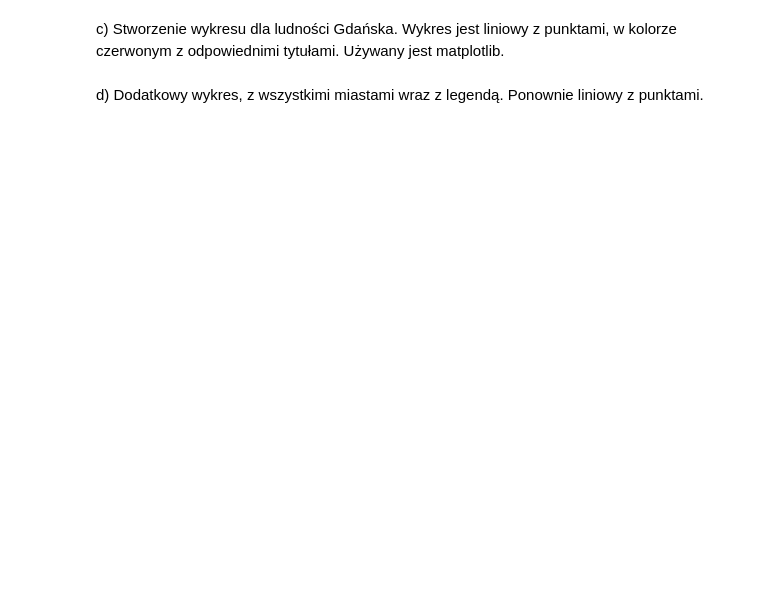
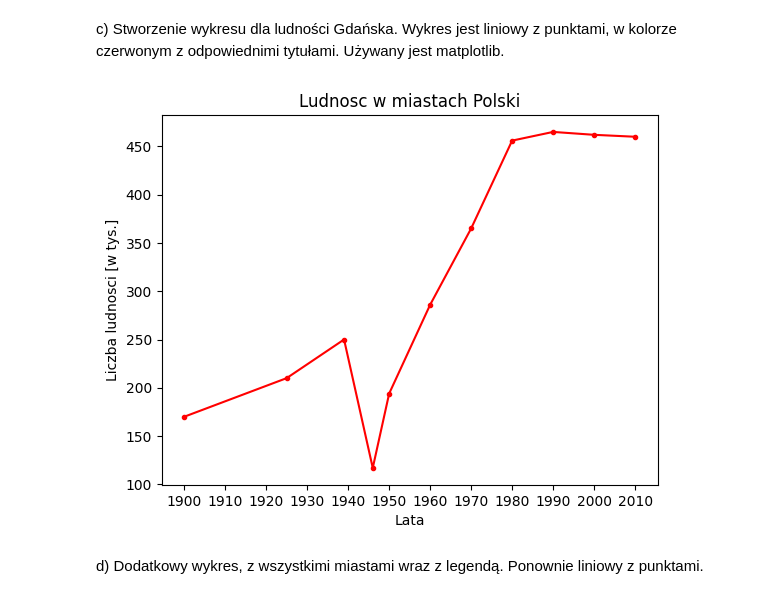
Before and after one commit to Piterson25/Inteligencja-obliczeniowa, a Jupyter notebook: lab01/zad03.ipynb, the cells around one changed output. Saved outputs shown, nothing was run; the diff lists cells and outputs as text; code cells hidden in the pictures; blank space fills up the shorter version.

```diff
--- a/lab01/zad03.ipynb
+++ b/lab01/zad03.ipynb
@@ -13,6 +3,9 @@ a) Do zmiennej miasta zostają przypisane dane z pliku miasta.csv. Wartości dla
 # %%
 import pandas as pd
 import matplotlib.pyplot as plt
+import numpy as np
 
-miasta = pd.read_csv('miasta.csv')
+path = 'C:\Studia\Inteligencja obliczeniowa\Inteligencja-obliczeniowa\lab01\miasta.csv'
+
+miasta = pd.read_csv(path)
 print(miasta.values)
@@ -26,10 +43,12 @@ print(miasta)
 # %% [markdown]
 c) Stworzenie wykresu dla ludności Gdańska. Wykres jest liniowy z punktami, w kolorze czerwonym z odpowiednimi tytułami. Używany jest matplotlib.
 # %%
-miasta.plot(kind='line', x='Rok', xticks=miasta.Rok, y='Gdansk', color='red',
-            xlabel="Lata", ylabel='Liczba ludnosci (w tys.)', legend=False,
+miasta.plot(kind='line', x='Rok', xticks=np.arange(miasta.Rok.min(), miasta.Rok.max() + 1, 10), y='Gdansk', color='red',
+            xlabel="Lata", ylabel='Liczba ludnosci [w tys.]', legend=False,
             title='Ludnosc w miastach Polski', style='.-')
 plt.show()
+# %% [output]
+[figure, added]
 # %% [markdown]
 d) Dodatkowy wykres, z wszystkimi miastami wraz z legendą. Ponownie liniowy z punktami.
 # %%
```
Also changed, not shown: parts of 9 cells of this notebook, 1 other file.
